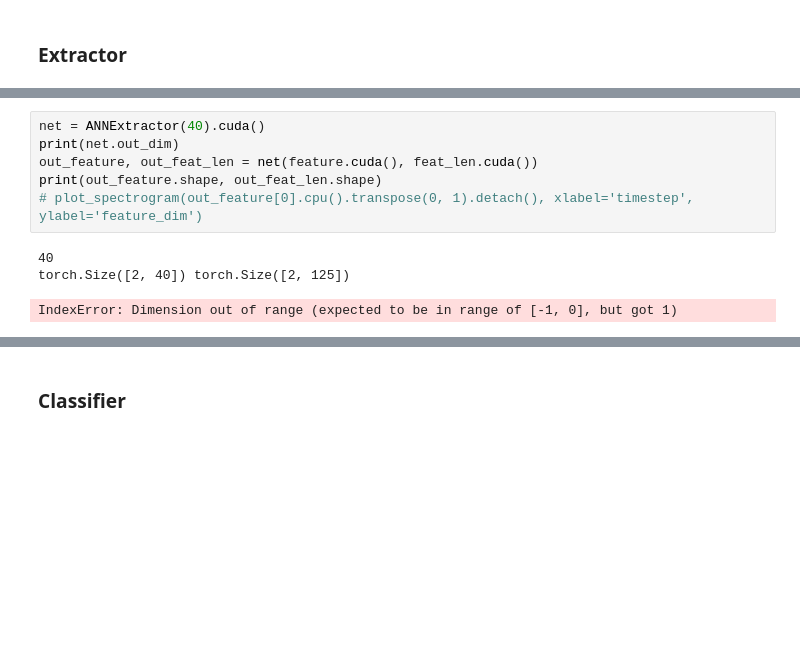
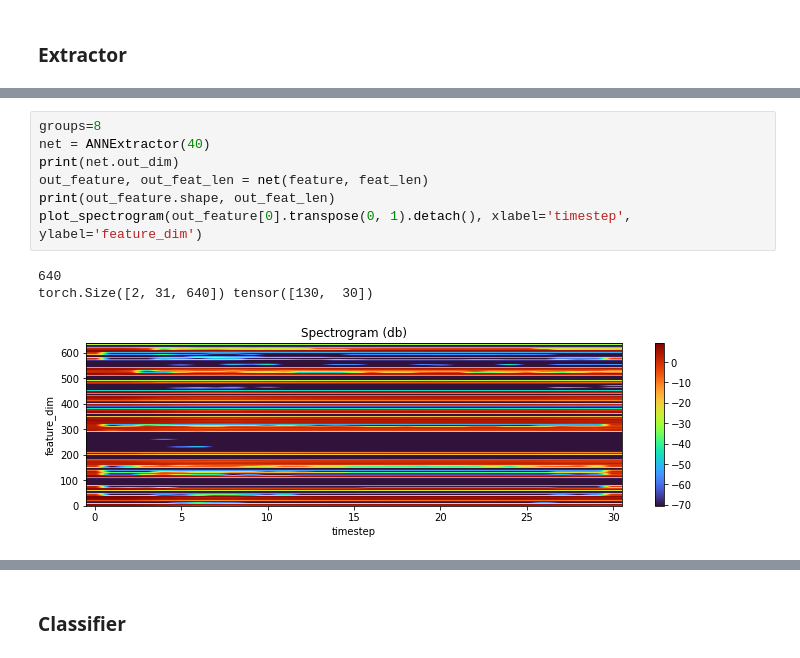
Before and after one commit to xunweiyee/End-to-end-ASR-Pytorch, a Jupyter notebook: jupyter/Audio exploration.ipynb, the cells around one changed output, grey strips where cells are left out. Drawn from its saved outputs; the diff is of its cells as text; blank space fills up the shorter version.

```diff
--- a/jupyter/Audio exploration.ipynb
+++ b/jupyter/Audio exploration.ipynb
@@ -143,13 +153,14 @@ torch.Size([2, 125, 40])
 # %%
-net = ANNExtractor(40).cuda()
+groups=8
+net = ANNExtractor(40)
 print(net.out_dim)
-out_feature, out_feat_len = net(feature.cuda(), feat_len.cuda())
-print(out_feature.shape, out_feat_len.shape)
-# plot_spectrogram(out_feature[0].cpu().transpose(0, 1).detach(), xlabel='timestep', ylabel='feature_dim')
+out_feature, out_feat_len = net(feature, feat_len)
+print(out_feature.shape, out_feat_len)
+plot_spectrogram(out_feature[0].transpose(0, 1).detach(), xlabel='timestep', ylabel='feature_dim')
 # %% [output]
-40
-torch.Size([2, 40]) torch.Size([2, 125])
+640
+torch.Size([2, 31, 640]) tensor([130,  30])
-IndexError: Dimension out of range (expected to be in range of [-1, 0], but got 1)
+[figure, added]
 # %%
 net = VGGExtractor(40)
 print(net.out_dim)
```
Also changed, not shown: parts of 20 cells of this notebook.
